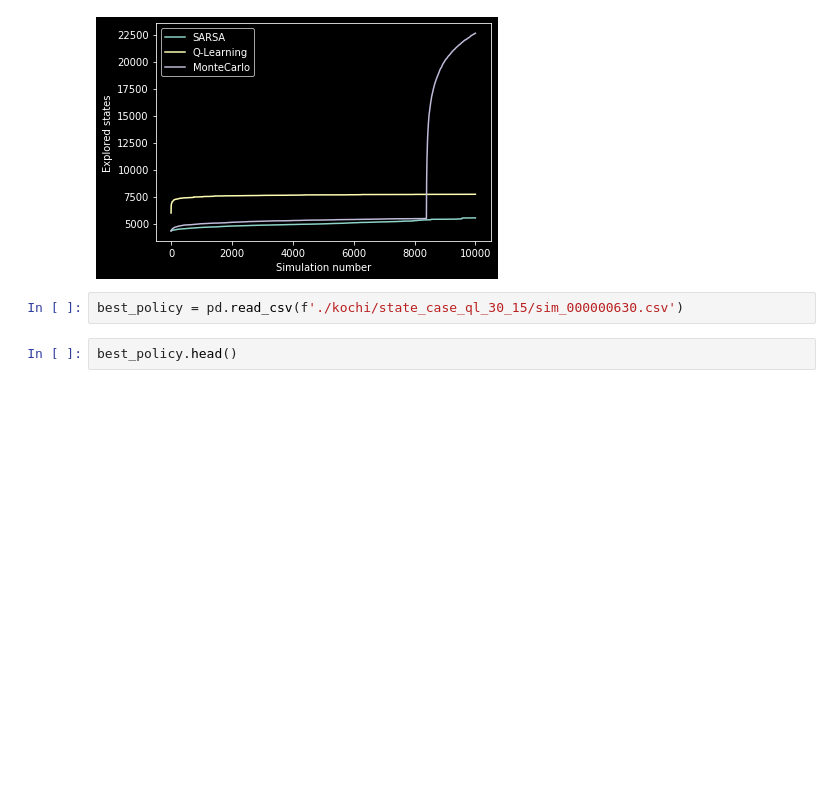
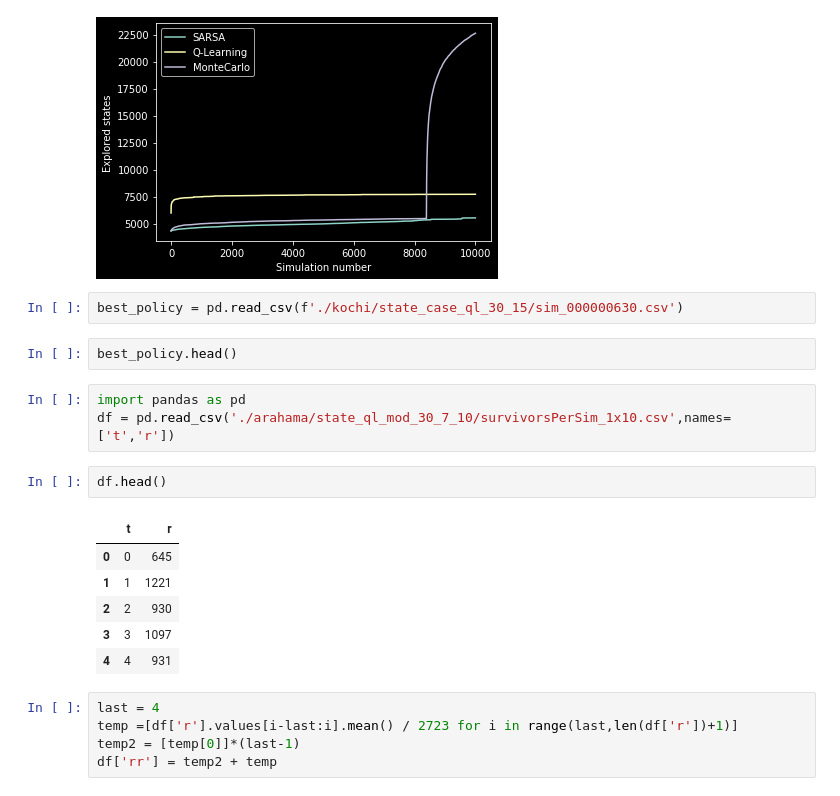
Before and after one commit to erick2307/tsuevac, a Jupyter notebook: plot_survivors.ipynb, the cells around one changed output. Saved outputs shown, nothing was run; the diff lists cells and outputs as text; blank space fills up the shorter version.

```diff
--- a/plot_survivors.ipynb
+++ b/plot_survivors.ipynb
@@ -494,3 +494,20 @@ plt.show()
 best_policy = pd.read_csv(f'./kochi/state_case_ql_30_15/sim_000000630.csv')
 # %%
 best_policy.head()
+# %%
+import pandas as pd
+df = pd.read_csv('./arahama/state_ql_mod_30_7_10/survivorsPerSim_1x10.csv',names=['t','r'])
+# %%
+df.head()
+# %% [output]
+|  | t | r |
+| 0 | 0 | 645 |
+| 1 | 1 | 1221 |
+| 2 | 2 | 930 |
+| 3 | 3 | 1097 |
+| 4 | 4 | 931 |
+# %%
+last = 4
+temp =[df['r'].values[i-last:i].mean() / 2723 for i in range(last,len(df['r'])+1)]
+temp2 = [temp[0]]*(last-1)
+df['rr'] = temp2 + temp
```
Also changed, not shown: parts of 3 cells of this notebook, 3 other files.
